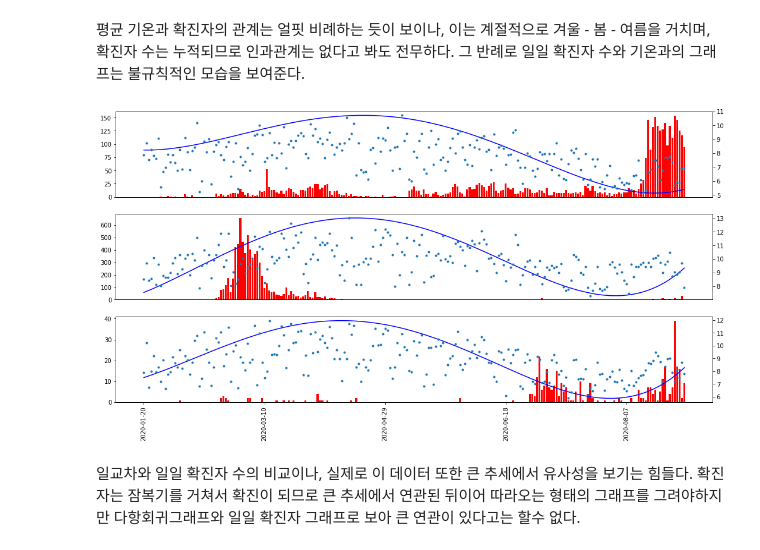
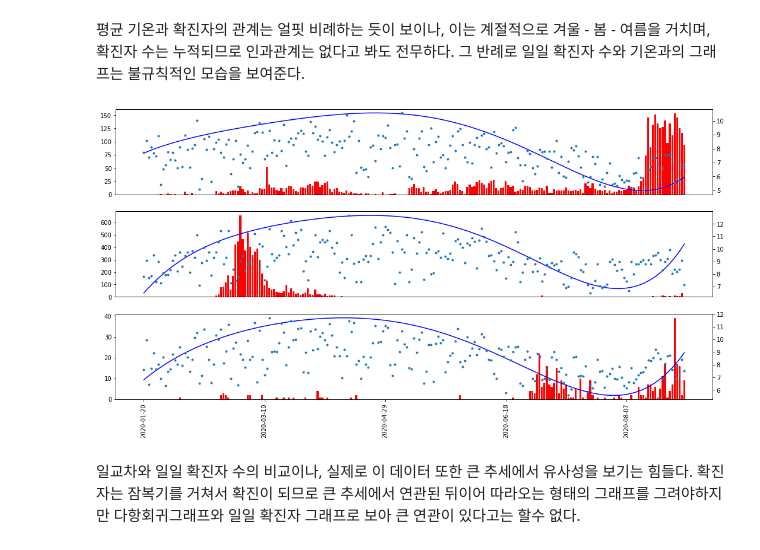
Before and after one commit to fishoe/covid_insight, a Jupyter notebook: insight.ipynb, the cells around one changed output. Saved outputs shown, nothing was run; the diff lists cells and outputs as text; code cells hidden in the pictures.

```diff
--- a/insight.ipynb
+++ b/insight.ipynb
@@ -110,35 +110,35 @@ fig = plt.figure(figsize=(18,9))
 subplts = [fig.add_subplot(3,1,i+1) for i in range(3)]
 sample_prs = ['Seoul','Daegu','Gwangju']
 
 for idx, i in enumerate(sample_prs):
     pr = LinearRegression()
-    poly = pp.PolynomialFeatures(4)
+    poly = pp.PolynomialFeatures(5)
 
     X = np.arange(len(prs_wx[i]['diff_temp']))[:,np.newaxis]
     y = prs_wx[i]['diff_temp'].values
 
     qx = poly.fit_transform(X)
 
     pr.fit(qx,y)
     X_fit = np.arange(len(prs_wx[i]['diff_temp']))[:,np.newaxis]
     y_qd_fit = pr.predict(qx)
 
     if idx != 2 :
         subplts[idx].get_xaxis().set_visible(False)
     ax2 = subplts[idx].twinx()
     ax3 = subplts[idx].twinx()
     ax3.get_yaxis().set_visible(False)
     subplts[idx].bar(prs_cfm[i].index,prs_cfm[i]['diff_cfm'],color='r')
     ax3.scatter(prs_wx[i].index,prs_wx[i]['diff_temp'],marker = '.')
     ax2.plot(X_fit,y_qd_fit,color = 'b')
 
     dates = prs_cfm[i]['date']
     ndtrng = range(0,len(prs_cfm[i]['date']),50)
     subplts[idx].set_xticks(ndtrng)
     subplts[idx].set_xticklabels(prs_cfm[i]['date'][::50],rotation='vertical')
 fig.show()
 # %% [output]
-[figure, old version]
+[figure, new version]
 # %% [markdown]
 일교차와 일일 확진자 수의 비교이나, 실제로 이 데이터 또한 큰 추세에서 유사성을 보기는 힘들다.
 확진자는 잠복기를 거쳐서 확진이 되므로 큰 추세에서 연관된 뒤이어 따라오는 형태의 그래프를 그려야하지만 다항회귀그래프와 일일 확진자 그래프로 보아 큰 연관이 있다고는 할수 없다.
```
